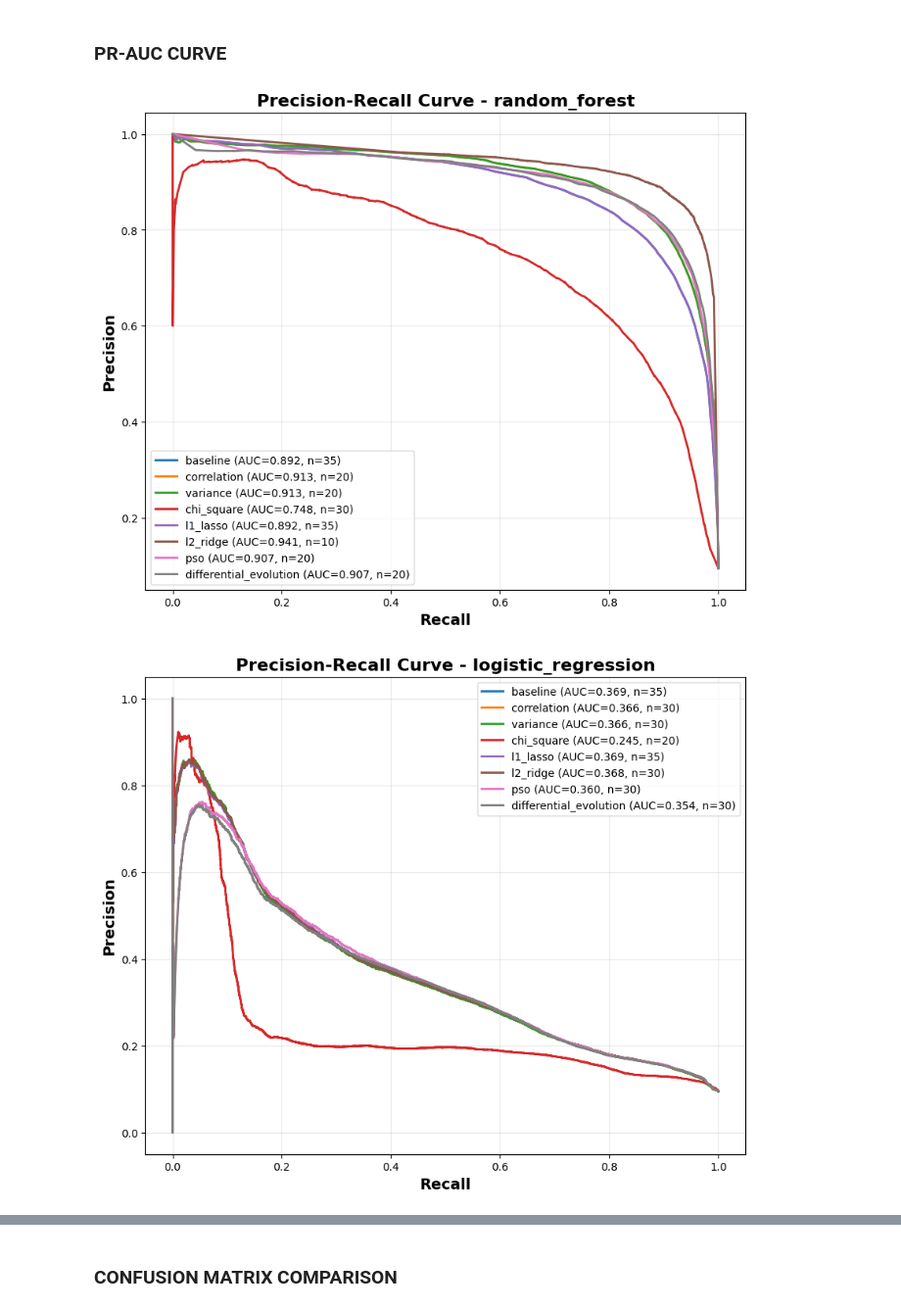
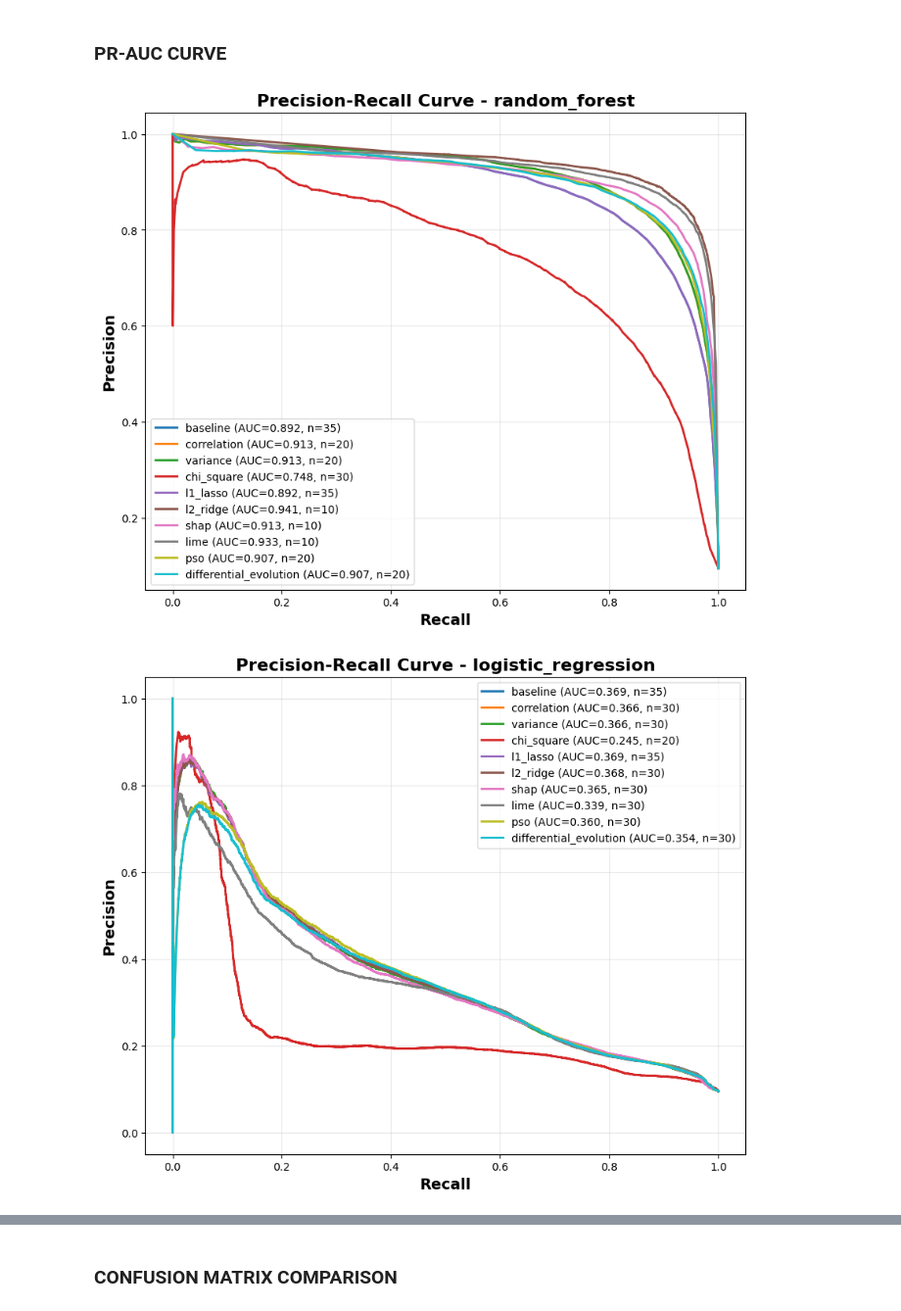
Before and after one commit to anitarazafi/feature-selection, a Jupyter notebook: notebooks/07_visualizations.ipynb, the cells around one changed output, grey strips where cells are left out. Shown at 98% size. Cells and saved outputs as stored; diff of their text form; code cells hidden in the pictures.

```diff
--- a/notebooks/07_visualizations.ipynb
+++ b/notebooks/07_visualizations.ipynb
@@ -171,10 +171,8 @@ def plot_pr_auc_comparison(methods, dataset, models, save_path=None):
         plt.savefig(save_path, dpi=300, bbox_inches='tight')
     plt.show()
 # %%
-#methods = ['baseline', 'correlation', 'variance', 'chi_square',
-           #'l1_lasso', 'l2_ridge', 'shap', 'lime', 'pso', 'differential_evolution' ]
 methods = ['baseline', 'correlation', 'variance', 'chi_square',
-           'l1_lasso', 'l2_ridge', 'pso', 'differential_evolution' ]
+           'l1_lasso', 'l2_ridge', 'shap', 'lime', 'pso', 'differential_evolution' ]
 models = ['logistic_regression', 'random_forest', 'xgboost']
 path_value = RESULTS_DIR / dataset / "plots" / "pr_auc_comparison.png"
 save_path = Path(path_value)
@@ -215,15 +213,13 @@ def plot_pr_curve(methods, dataset, model, save_path=None):
         plt.savefig(save_path, dpi=300, bbox_inches='tight')
     plt.show()
 # %%
-#methods = ['baseline', 'correlation', 'variance', 'chi_square',
-           #'l1_lasso', 'l2_ridge', 'shap', 'lime', 'pso', 'differential_evolution' ]
 methods = ['baseline', 'correlation', 'variance', 'chi_square',
-           'l1_lasso', 'l2_ridge', 'pso', 'differential_evolution' ]
+           'l1_lasso', 'l2_ridge', 'shap', 'lime', 'pso', 'differential_evolution' ]
 models = ['random_forest', 'logistic_regression', 'xgboost']
 for model_name in models:
     save_path = Path(RESULTS_DIR / dataset / "plots" / f"pr_curve_{model_name}.png")
     save_path.parent.mkdir(parents=True, exist_ok=True)
     plot_pr_curve(methods, dataset, model_name, save_path)
 # %% [output]
-[figure, old version]
+[figure, new version]
-[figure, old version]
+[figure, new version]
```
Also changed, not shown: parts of 5 cells of this notebook, 1 other file.
